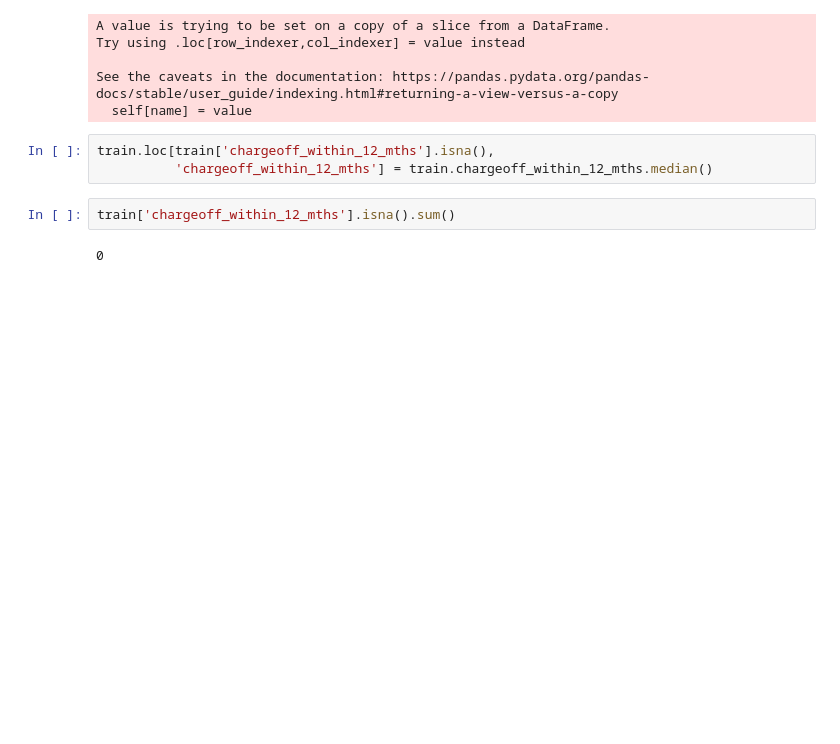
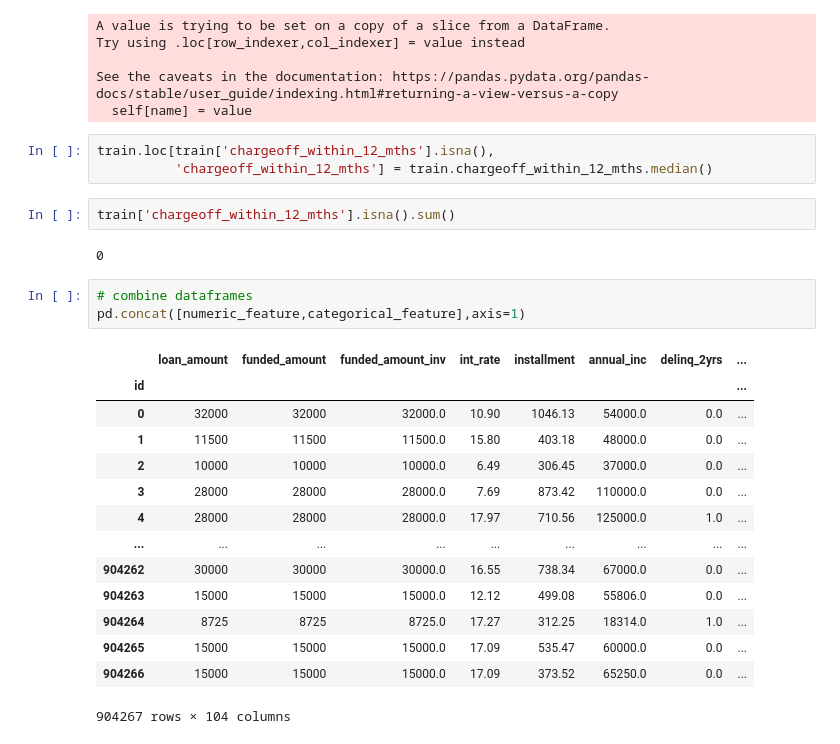
Before and after one commit to ashen007/pandas_data_analysis, a Jupyter notebook: v_2/c_3.ipynb, the cells around one changed output. Saved outputs shown, nothing was run; the diff lists cells and outputs as text; blank space fills up the shorter version.

Commit message:
combine dataframes

```diff
--- a/v_2/c_3.ipynb
+++ b/v_2/c_3.ipynb
@@ -376,3 +376,21 @@ train.loc[train['chargeoff_within_12_mths'].isna(),
 train['chargeoff_within_12_mths'].isna().sum()
 # %% [output]
 0
+# %%
+# combine dataframes
+pd.concat([numeric_feature,categorical_feature],axis=1)
+# %% [output]
+|  | loan_amount | funded_amount | funded_amount_inv | int_rate | installment | annual_inc | delinq_2yrs | ... |
+| id |  |  |  |  |  |  |  | ... |
+| 0 | 32000 | 32000 | 32000.0 | 10.90 | 1046.13 | 54000.0 | 0.0 | ... |
+| 1 | 11500 | 11500 | 11500.0 | 15.80 | 403.18 | 48000.0 | 0.0 | ... |
+| 2 | 10000 | 10000 | 10000.0 | 6.49 | 306.45 | 37000.0 | 0.0 | ... |
+| 3 | 28000 | 28000 | 28000.0 | 7.69 | 873.42 | 110000.0 | 0.0 | ... |
+| 4 | 28000 | 28000 | 28000.0 | 17.97 | 710.56 | 125000.0 | 1.0 | ... |
+| ... | ... | ... | ... | ... | ... | ... | ... | ... |
+| 904262 | 30000 | 30000 | 30000.0 | 16.55 | 738.34 | 67000.0 | 0.0 | ... |
+| 904263 | 15000 | 15000 | 15000.0 | 12.12 | 499.08 | 55806.0 | 0.0 | ... |
+| 904264 | 8725 | 8725 | 8725.0 | 17.27 | 312.25 | 18314.0 | 1.0 | ... |
+| 904265 | 15000 | 15000 | 15000.0 | 17.09 | 535.47 | 60000.0 | 0.0 | ... |
+| 904266 | 15000 | 15000 | 15000.0 | 17.09 | 373.52 | 65250.0 | 0.0 | ... |
+904267 rows × 104 columns
```
